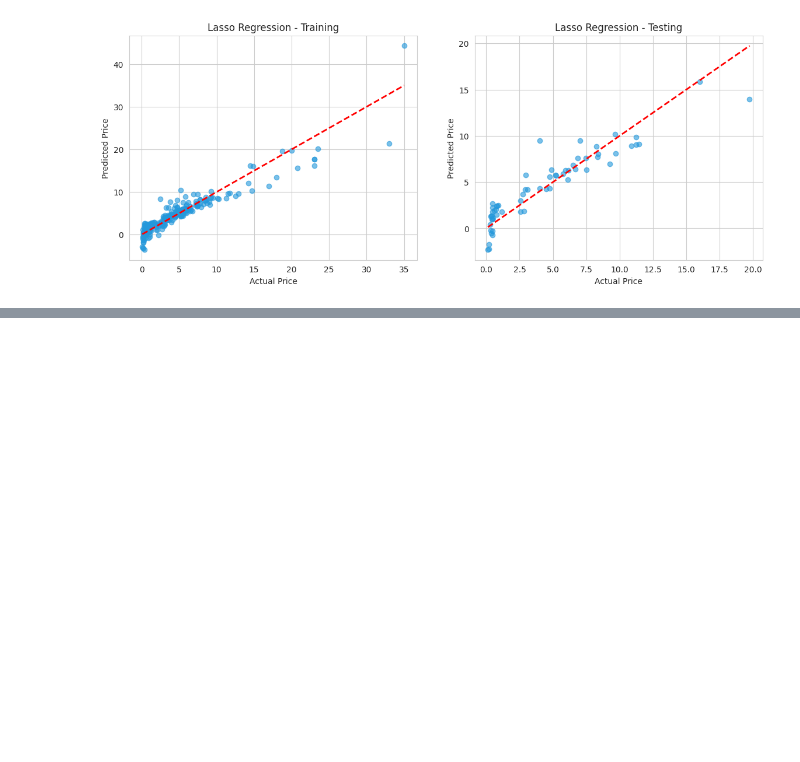
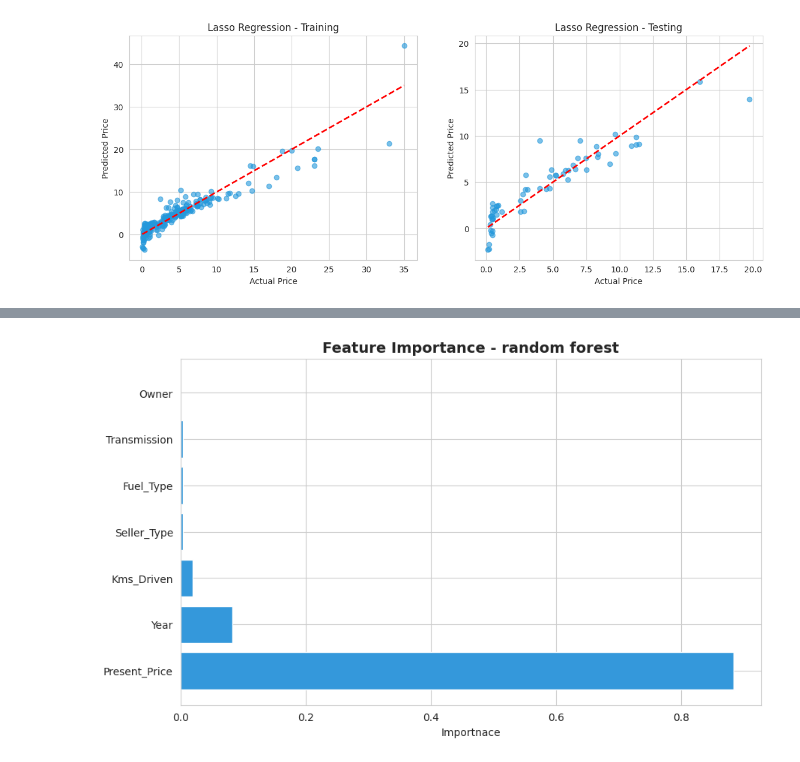
Before and after one commit to Ankush0071/Car-price-prediction-project-, a Jupyter notebook: Car_price_prediction_project_.ipynb, the cells around one changed output, grey strips where cells are left out. Drawn from its saved outputs; the diff is of its cells as text; code cells hidden in the pictures; blank space fills up the shorter version.

```diff
--- a/Car_price_prediction_project_.ipynb
+++ b/Car_price_prediction_project_.ipynb
@@ -312,0 +343,7 @@ Text(0.5, 1.0, 'Lasso Regression - Testing')
+# %%
+feature_importance = pd.DataFrame({
+    'Feature': x.columns,
+    'Importance': rf_reg.feature_importances_
+}).sort_values('Importance', ascending=False)
+
+print(feature_importance)
@@ -312,0 +376,8 @@ Text(0.5, 1.0, 'Lasso Regression - Testing')
+# %%
+plt.figure(figsize=(10,6))
+plt.barh(feature_importance['Feature'], feature_importance['Importance'], color ='#3498db')
+plt.xlabel('Importnace')
+plt.title('Feature Importance - random forest', fontsize=14, fontweight='bold')
+plt.show()
+# %% [output]
+[figure, added]
```
Also changed, not shown: parts of 4 cells of this notebook.
